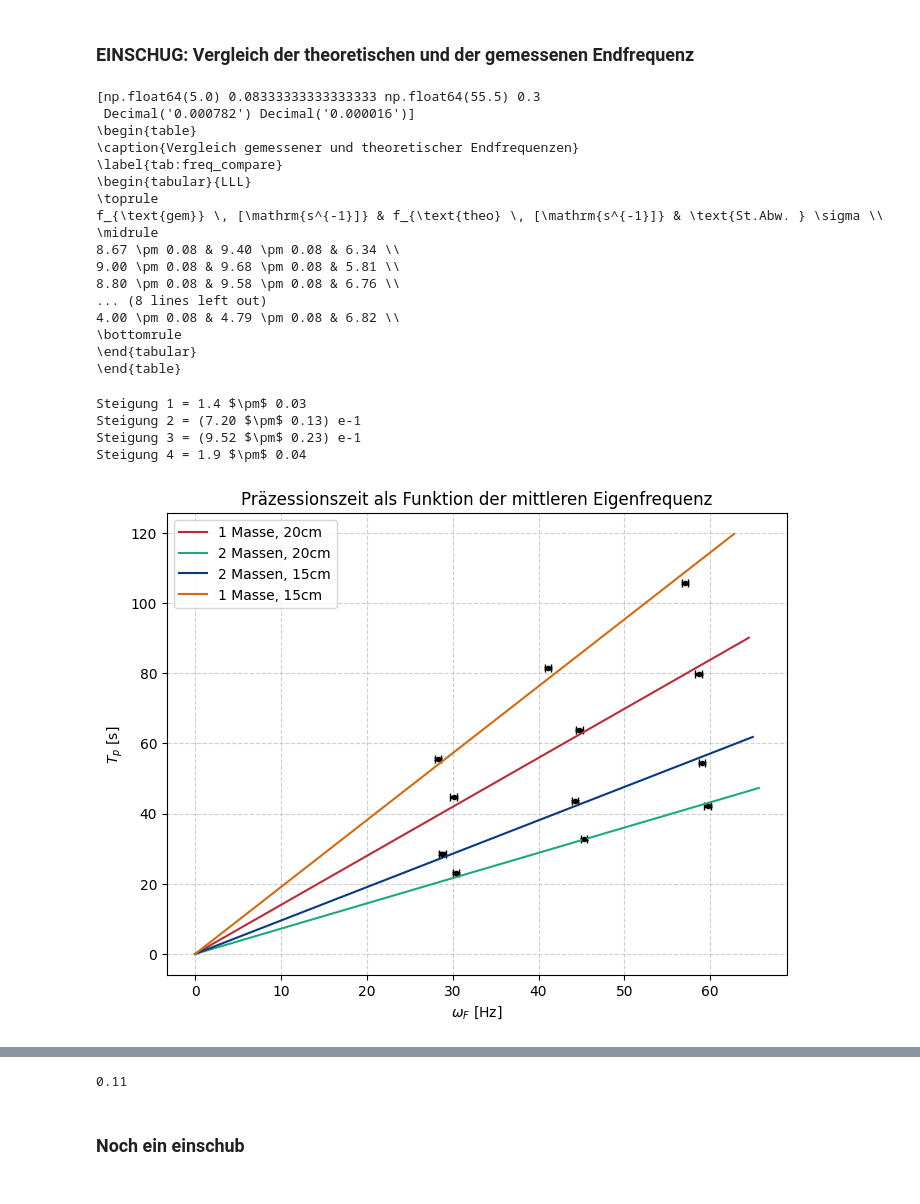
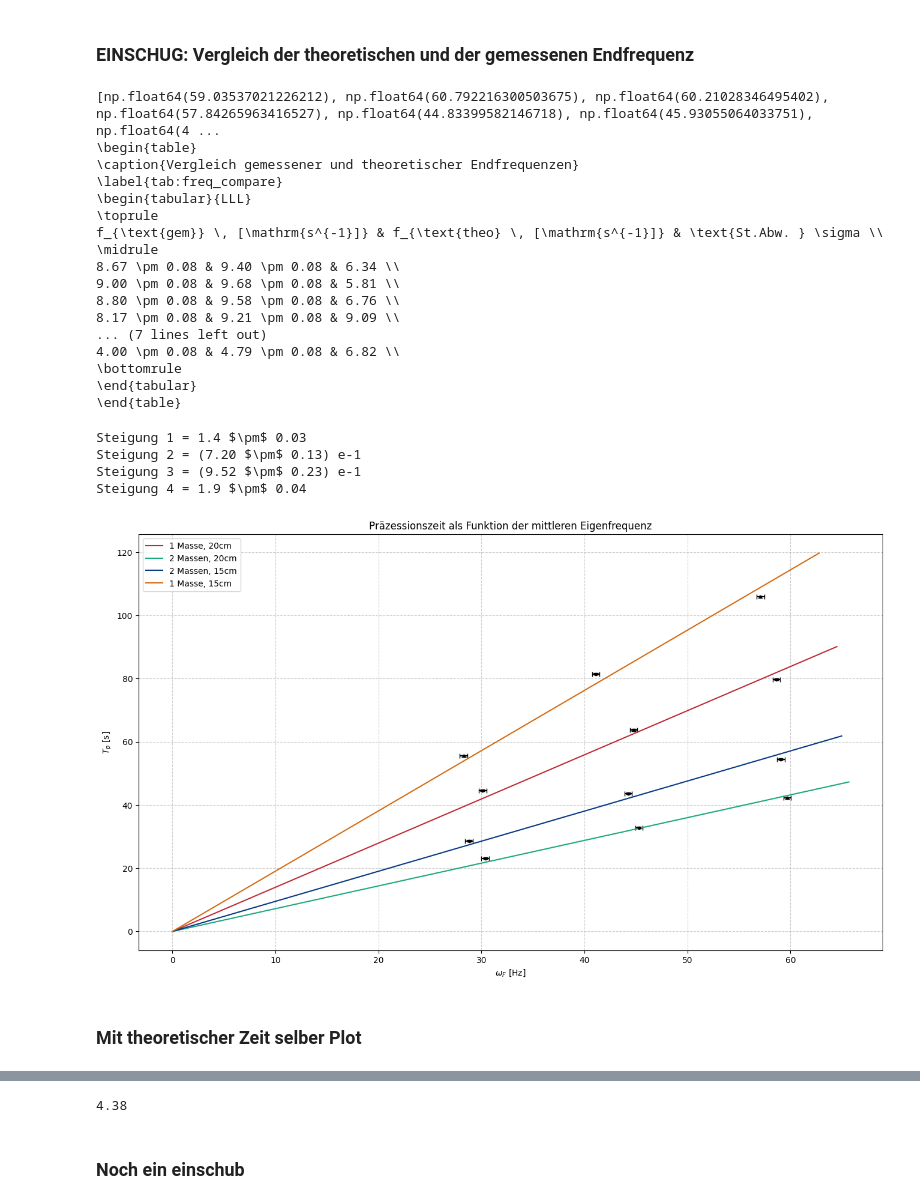
Before and after one commit to FinnZeumer/PAP-2, a Jupyter notebook: Versuche/213/Python/V213.ipynb, the cells around one changed output, grey strips where cells are left out. Drawn from its saved outputs; the diff is of its cells as text; code cells hidden in the pictures.

```diff
--- a/Versuche/213/Python/V213.ipynb
+++ b/Versuche/213/Python/V213.ipynb
@@ -994,10 +994,11 @@ freq_s_vgl = np.array([freq_start_1, freq_start_2, freq_start_3]) /60
 err_gem = 5 /60
 
 rows = []
+f_end_theo = []
+err_f_end_theo = []
 for n in range(3):
     for i in range(4):
 
-        # Bessere Übersicht
         f_gem = freq_e_vgl[n][i]
 
         values = np.array([
@@ -1006,10 +1007,12 @@ for n in range(3):
             damp[0], damp[1]
         ])
 
-        # Rückgabe anpassen je nach calc2 Struktur
         f_theo = calc2(f_e, params, values, [], False)
 
-        # Signifikanz
+        f_end_theo.append(f_theo[0][0] * 2 * np.pi)
+        err_f_end_theo.append(f_theo[0][1] * 2 * np.pi)
+
+        # Abweichung
         sigma = abs(f_gem - f_theo[0][0]) / np.sqrt(err_gem**2 + f_theo[0][1]**2)
 
         # Als String speichern
@@ -1038,12 +1041,11 @@ latex_table = df_theo_vgl.to_latex(
     label="tab:freq_compare"
 )
 
-print(values)
+print(f_end_theo)
 
 print(latex_table)
 # %% [output]
-[np.float64(5.0) 0.08333333333333333 np.float64(55.5) 0.3
- Decimal('0.000782') Decimal('0.000016')]
+[np.float64(59.03537021226212), np.float64(60.792216300503675), np.float64(60.21028346495402), np.float64(57.84265963416527), np.float64(44.83399582146718), np.float64(45.93055064033751), np.float64(4 ...
 \begin{table}
 \caption{Vergleich gemessener und theoretischer Endfrequenzen}
 \label{tab:freq_compare}
@@ -1054,13 +1056,14 @@ f_{\text{gem}} \, [\mathrm{s^{-1}]} & f_{\text{theo} \, [\mathrm{s^{-1}]} & \tex
 8.67 \pm 0.08 & 9.40 \pm 0.08 & 6.34 \\
 9.00 \pm 0.08 & 9.68 \pm 0.08 & 5.81 \\
 8.80 \pm 0.08 & 9.58 \pm 0.08 & 6.76 \\
-... (8 lines left out)
+8.17 \pm 0.08 & 9.21 \pm 0.08 & 9.09 \\
+... (7 lines left out)
 4.00 \pm 0.08 & 4.79 \pm 0.08 & 6.82 \\
 \bottomrule
 \end{tabular}
 \end{table}
 # %%
-aufgabe = "3_alt"
+aufgabe = "3"
 pfad = "../img/"
 
 # ------------------------
@@ -1083,7 +1086,7 @@ colors = [
     orange,
     ]
 
-plt.figure(figsize=(8,6))
+plt.figure(figsize=(16,9))
 
 steig_3 = []
 err_steig_3 = []
@@ -1128,31 +1131,33 @@ for j in range(4): # 4 Massenzustände
 
     plt.plot(
         x_fit,
         y_fit,
         color=colors[j],
         label=f"{labels[j]}",
         )
 
 
 for i in range(4):
     st_3 = round_sig_digs(steig_3[i], err_steig_3[i])
     print(f"Steigung {i + 1} = {st_3[2]}")
 
 # ------------------------
 #   Erstellung des Plots
 # ------------------------
 
 plt.xlabel("$\\omega_F \\ [\\mathrm{Hz}]$")
 plt.ylabel("$T_p \\ [\\mathrm{s}]$")
 plt.title('Präzessionszeit als Funktion der mittleren Eigenfrequenz')
 plt.grid(True, which="both", linestyle="--", alpha=0.6)
 plt.legend()
 
 plt.savefig(f'{pfad}tp_gegen_omegaAVG{aufgabe}.pdf', dpi=300)
 plt.show()
 # %% [output]
 Steigung 1 = 1.4 $\pm$ 0.03
 Steigung 2 = (7.20 $\pm$ 0.13) e-1
 Steigung 3 = (9.52 $\pm$ 0.23) e-1
 Steigung 4 = 1.9 $\pm$ 0.04
-[figure, old version]
+[figure, new version]
+# %% [markdown]
+### Mit theoretischer Zeit selber Plot
@@ -1266,9 +1367,9 @@ err_trae_mean = np.sqrt((np.mean(err_tr_momente))**2 + (np.std(tr_momente))**2)
 
 res_to_p = round_sig_digs(trae_mean, err_trae_mean)
 
-print(res_to_p[1])
+print(res_to_p[0])
 # %% [output]
-0.11
+4.38
 # %% [markdown]
 ### Noch ein einschub
 # %%
```
Also changed, not shown: parts of 7 cells of this notebook, 27 other files.
